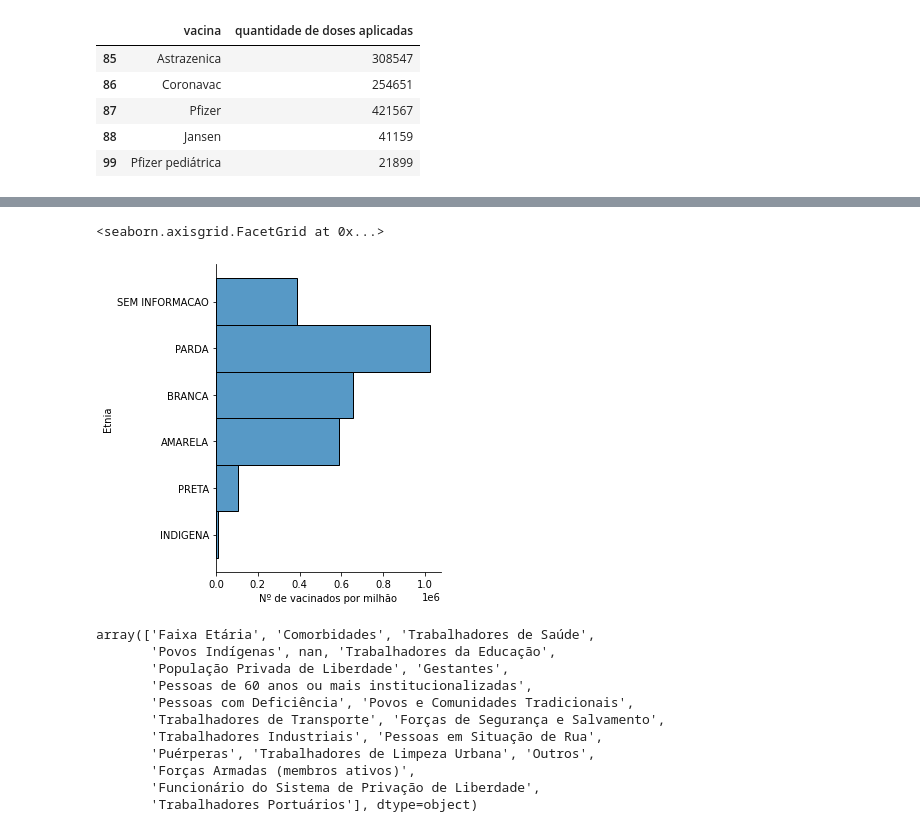
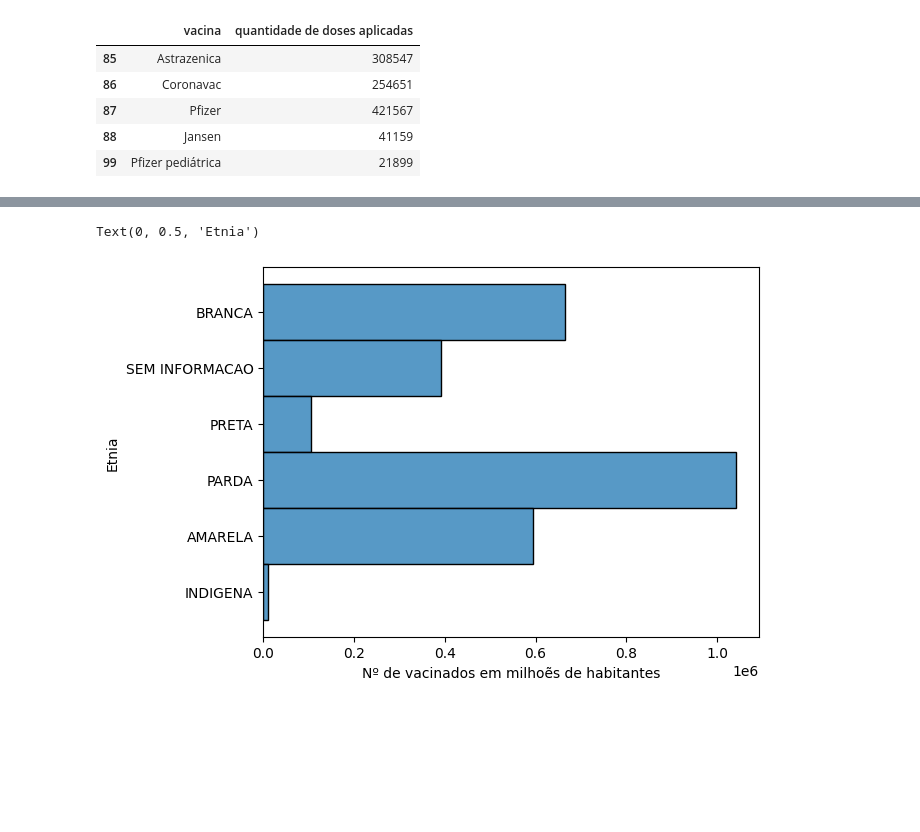
Before and after one commit to maxbarbosa/data-science-final-project, a Jupyter notebook: graphs.ipynb, the cells around one changed output, grey strips where cells are left out. Cells and saved outputs as stored; diff of their text form; code cells hidden in the pictures; blank space fills up the shorter version.

Commit message:
Novo dataset de casos por cidade gráficos de linha e histograma.

```diff
--- a/graphs.ipynb
+++ b/graphs.ipynb
@@ -79,22 +98,8 @@ INDIGENA            11125
 dtype: int64
 # %%
-fig = sns.displot(data= vax_df, y= 'paciente_racaCor_valor')
-fig.set_axis_labels(x_var= 'Nº de vacinados por milhão', y_var= 'Etnia')
-fig.set_titles('Número de vacinados por Etnia')
+fig = sns.histplot(data= vax_df, y= 'paciente_racaCor_valor')
+fig.set_xlabel('Nº de vacinados em milhoẽs de habitantes')
+fig.set_ylabel('Etnia')
 # %% [output]
-<seaborn.axisgrid.FacetGrid at 0x...>
+Text(0, 0.5, 'Etnia')
-[figure, old version]
+[figure, new version]
-# %%
-vax_df.vacina_categoria_nome.unique()
-# %% [output]
-array(['Faixa Etária', 'Comorbidades', 'Trabalhadores de Saúde',
-       'Povos Indígenas', nan, 'Trabalhadores da Educação',
-       'População Privada de Liberdade', 'Gestantes',
-       'Pessoas de 60 anos ou mais institucionalizadas',
-       'Pessoas com Deficiência', 'Povos e Comunidades Tradicionais',
-       'Trabalhadores de Transporte', 'Forças de Segurança e Salvamento',
-       'Trabalhadores Industriais', 'Pessoas em Situação de Rua',
-       'Puérperas', 'Trabalhadores de Limpeza Urbana', 'Outros',
-       'Forças Armadas (membros ativos)',
-       'Funcionário do Sistema de Privação de Liberdade',
-       'Trabalhadores Portuários'], dtype=object)
```
Also changed, not shown: parts of 9 cells of this notebook, 1 other file.
